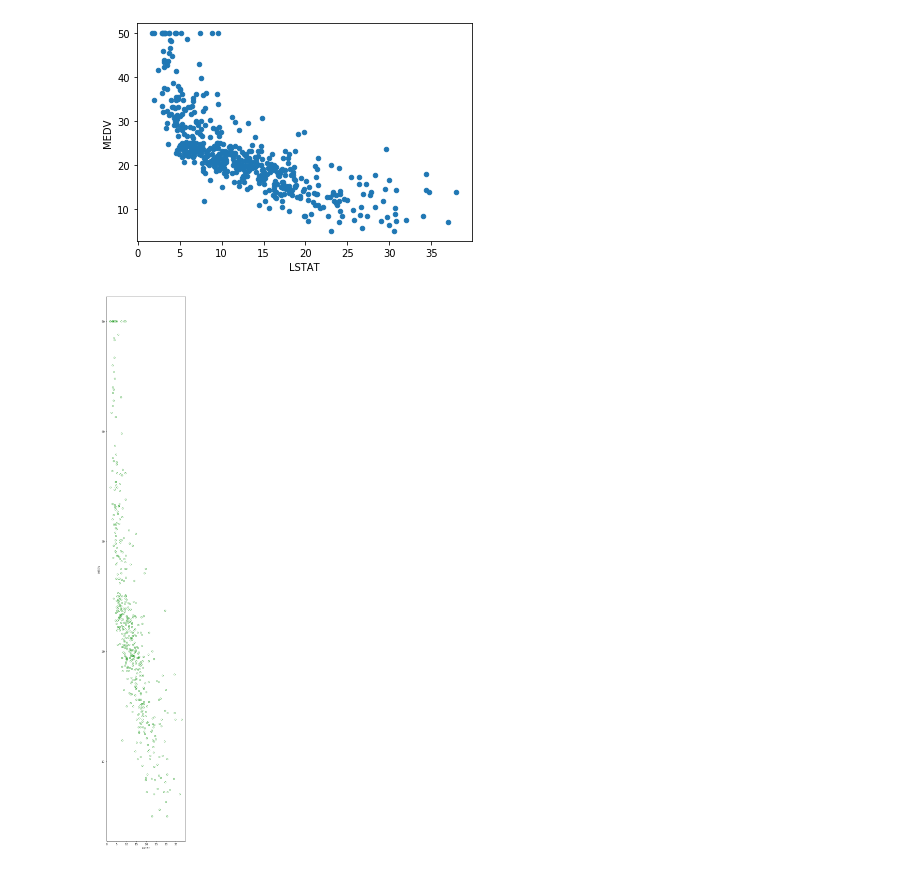
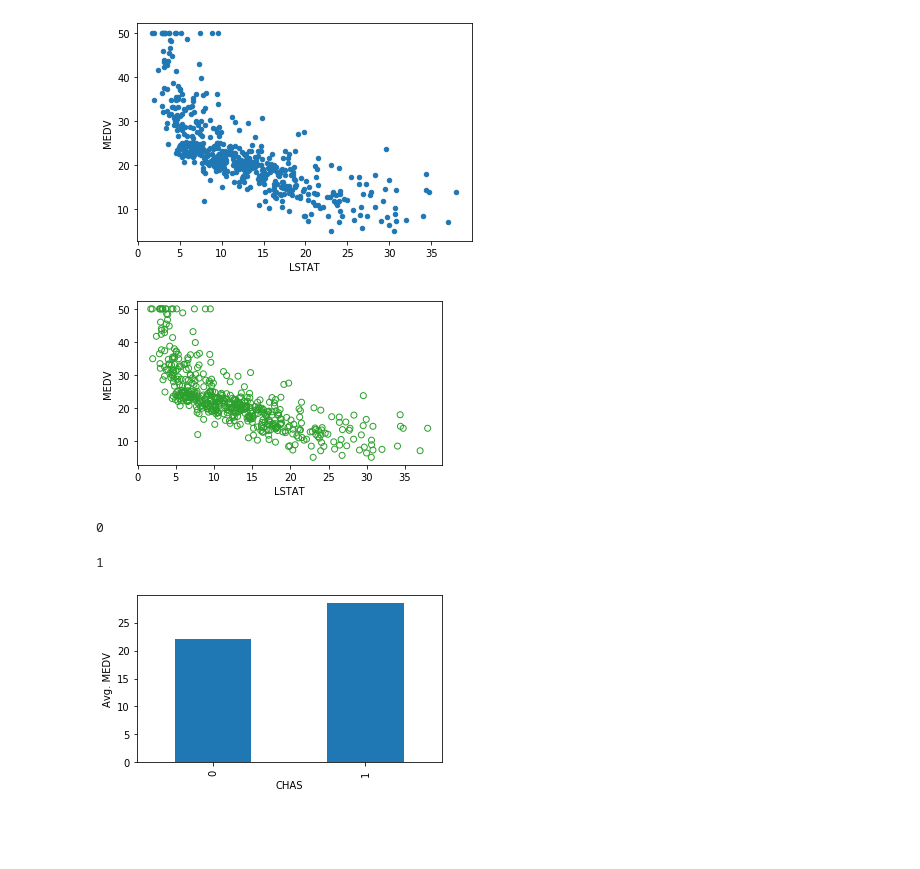
Before and after one commit to davideliason/DM4BA_Personal_Practice, a Jupyter notebook: DataVisualization_BostonHousingDataset.ipynb, the cells around one changed output. Drawn from its saved outputs; the diff is of its cells as text; code cells hidden in the pictures; blank space fills up the shorter version.

Commit message:
create bar chart using boston_df and the CHAS colum

```diff
--- a/DataVisualization_BostonHousingDataset.ipynb
+++ b/DataVisualization_BostonHousingDataset.ipynb
@@ -124,14 +124,31 @@ boston_df.plot.scatter(x='LSTAT', y='MEDV', legend=False)
 [figure]
 # %%
 # Set the color of the points in the scatterplot and draw as open circles.
+# we are using the column data of LSTAT and MEDV on the axis
 fig, ax = plt.subplots()
-fig.set_size_inches(5, 30)
+fig.set_size_inches(5, 3)
 
 ax.scatter(boston_df.LSTAT, boston_df.MEDV, color='C2', facecolor='none')
 plt.xlabel('LSTAT')
 plt.ylabel('MEDV')
 
 plt.tight_layout()
 plt.show()
 # %% [output]
-[figure, old version]
+[figure, new version]
+# %%
+boston_df['CHAS'].min()
+# %% [output]
+0
+# %%
+boston_df['CHAS'].max()
+# %% [output]
+1
+# %%
+ax = boston_df.groupby('CHAS').mean().MEDV.plot(kind='bar', figsize=[5, 3])
+ax.set_ylabel('Avg. MEDV')
+
+plt.tight_layout()
+plt.show()
+# %% [output]
+[figure, added]
```
